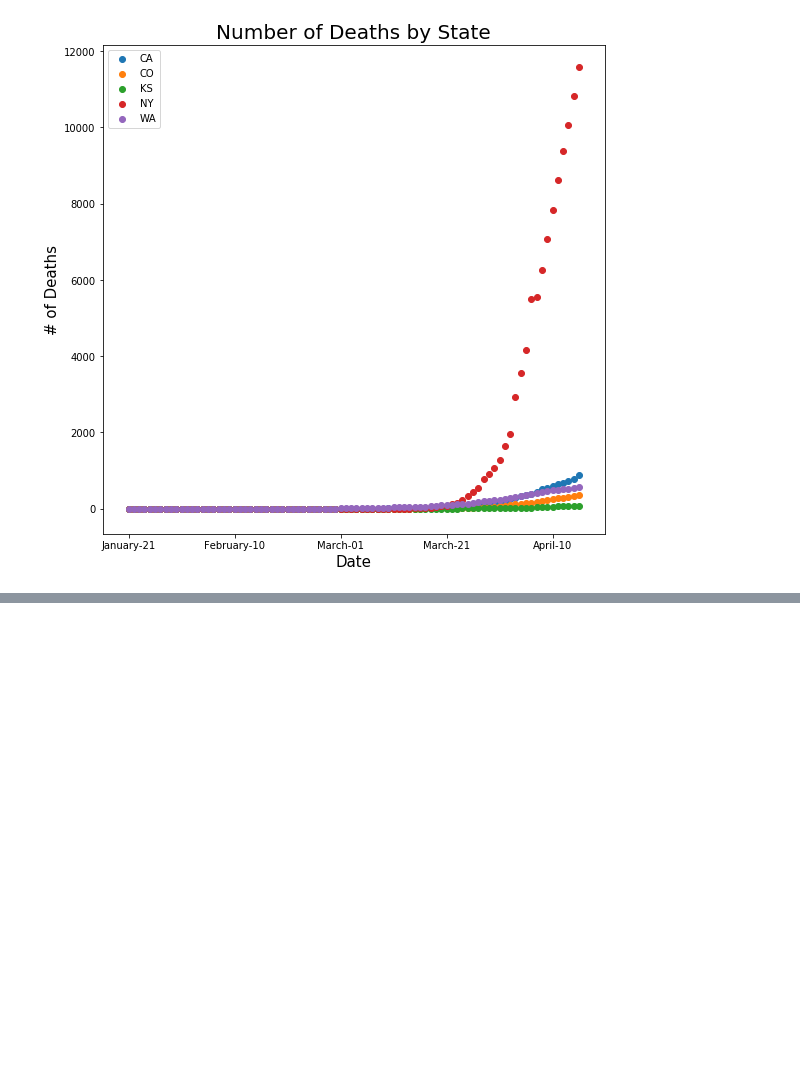
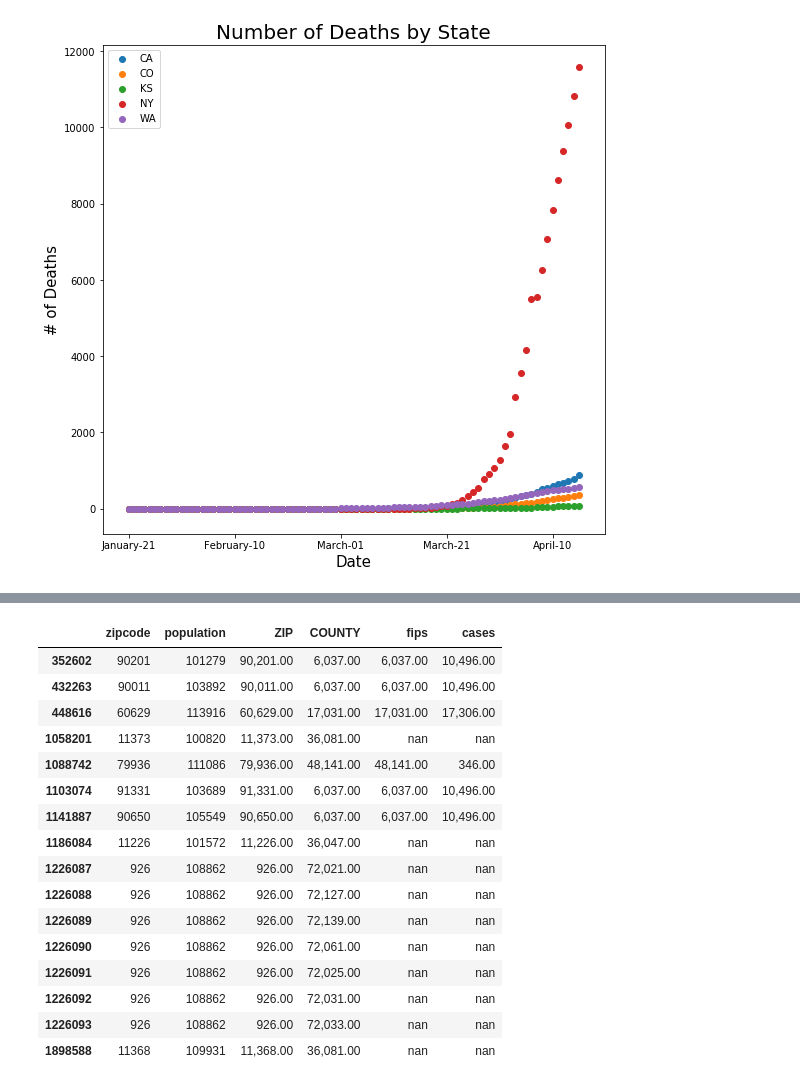
Before and after one commit to CSJohnLee/COVID19_Project, a Jupyter notebook: Lee_EDA.ipynb, the cells around one changed output, grey strips where cells are left out. Drawn from its saved outputs; the diff is of its cells as text; code cells hidden in the pictures; blank space fills up the shorter version.

```diff
--- a/Lee_EDA.ipynb
+++ b/Lee_EDA.ipynb
@@ -192,0 +313,20 @@ plt.legend(['CA', 'CO', 'KS', 'NY', 'WA'])
+# %%
+pop_cases_10k
+# %% [output]
+|  | zipcode | population | ZIP | COUNTY | fips | cases |
+| 352602 | 90201 | 101279 | 90,201.00 | 6,037.00 | 6,037.00 | 10,496.00 |
+| 432263 | 90011 | 103892 | 90,011.00 | 6,037.00 | 6,037.00 | 10,496.00 |
+| 448616 | 60629 | 113916 | 60,629.00 | 17,031.00 | 17,031.00 | 17,306.00 |
+| 1058201 | 11373 | 100820 | 11,373.00 | 36,081.00 | nan | nan |
+| 1088742 | 79936 | 111086 | 79,936.00 | 48,141.00 | 48,141.00 | 346.00 |
+| 1103074 | 91331 | 103689 | 91,331.00 | 6,037.00 | 6,037.00 | 10,496.00 |
+| 1141887 | 90650 | 105549 | 90,650.00 | 6,037.00 | 6,037.00 | 10,496.00 |
+| 1186084 | 11226 | 101572 | 11,226.00 | 36,047.00 | nan | nan |
+| 1226087 | 926 | 108862 | 926.00 | 72,021.00 | nan | nan |
+| 1226088 | 926 | 108862 | 926.00 | 72,127.00 | nan | nan |
+| 1226089 | 926 | 108862 | 926.00 | 72,139.00 | nan | nan |
+| 1226090 | 926 | 108862 | 926.00 | 72,061.00 | nan | nan |
+| 1226091 | 926 | 108862 | 926.00 | 72,025.00 | nan | nan |
+| 1226092 | 926 | 108862 | 926.00 | 72,031.00 | nan | nan |
+| 1226093 | 926 | 108862 | 926.00 | 72,033.00 | nan | nan |
+| 1898588 | 11368 | 109931 | 11,368.00 | 36,081.00 | nan | nan |
```
Also changed, not shown: parts of 19 cells of this notebook, 3 other files.
